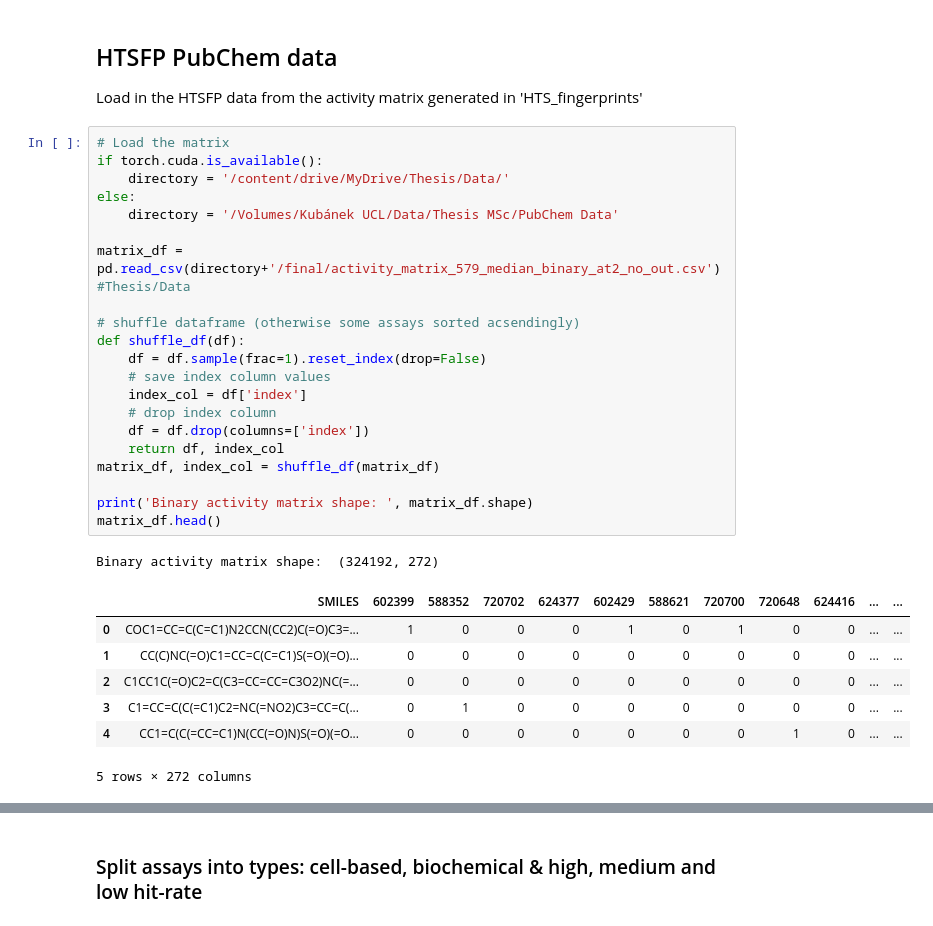
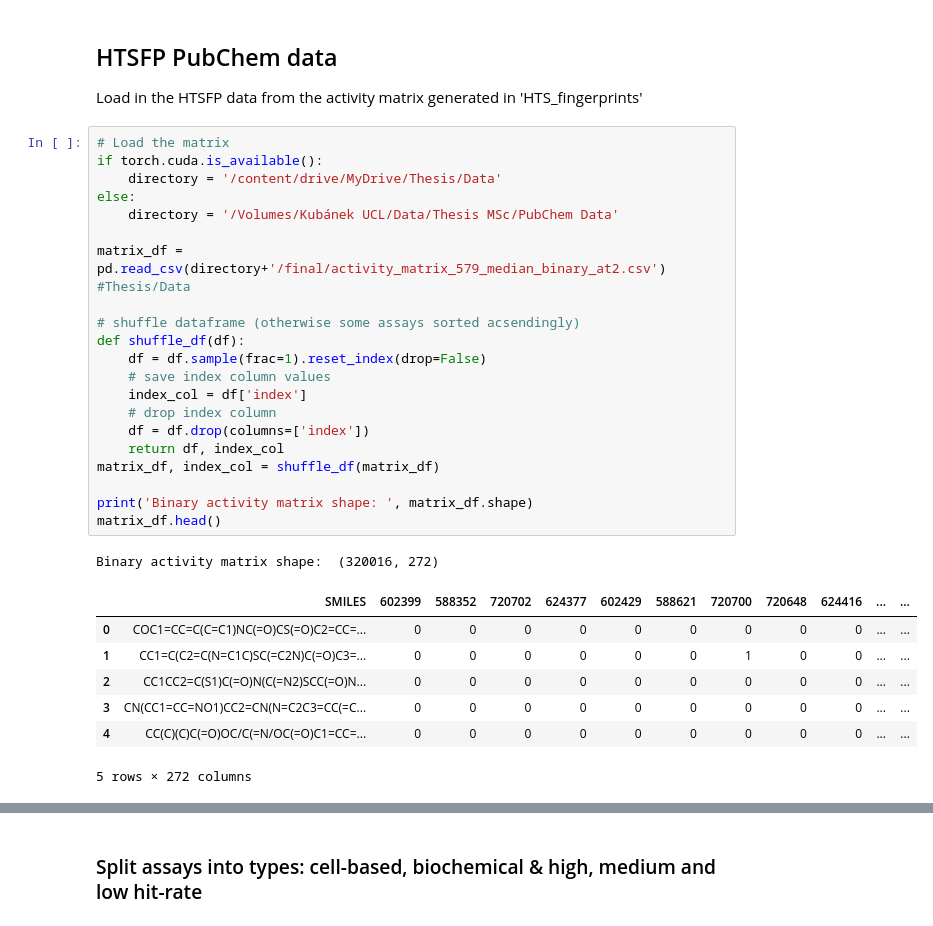
Before and after one commit to davidkubanek/Thesis, a Jupyter notebook: concerto.ipynb, the cells around one changed output, grey strips where cells are left out. Drawn from its saved outputs; the diff is of its cells as text.

```diff
--- a/concerto.ipynb
+++ b/concerto.ipynb
@@ -256,32 +278,32 @@ Load in the HTSFP data from the activity matrix generated in 'HTS_fingerprints'
 # %%
 # Load the matrix
 if torch.cuda.is_available():
-    directory = '/content/drive/MyDrive/Thesis/Data/'
+    directory = '/content/drive/MyDrive/Thesis/Data'
 else:
     directory = '/Volumes/Kubánek UCL/Data/Thesis MSc/PubChem Data'
 
-matrix_df = pd.read_csv(directory+'/final/activity_matrix_579_median_binary_at2_no_out.csv') #Thesis/Data
+matrix_df = pd.read_csv(directory+'/final/activity_matrix_579_median_binary_at2.csv') #Thesis/Data
 
 # shuffle dataframe (otherwise some assays sorted acsendingly)
 def shuffle_df(df):
     df = df.sample(frac=1).reset_index(drop=False)
     # save index column values
     index_col = df['index']
     # drop index column
     df = df.drop(columns=['index'])
     return df, index_col
 matrix_df, index_col = shuffle_df(matrix_df)
 
 print('Binary activity matrix shape: ', matrix_df.shape)
 matrix_df.head()
 # %% [output]
-Binary activity matrix shape:  (324192, 272)
+Binary activity matrix shape:  (320016, 272)
 |  | SMILES | 602399 | 588352 | 720702 | 624377 | 602429 | 588621 | 720700 | 720648 | 624416 | ... | ... |
-| 0 | COC1=CC=C(C=C1)N2CCN(CC2)C(=O)C3=... | 1 | 0 | 0 | 0 | 1 | 0 | 1 | 0 | 0 | ... | ... |
-| 1 | CC(C)NC(=O)C1=CC=C(C=C1)S(=O)(=O)... | 0 | 0 | 0 | 0 | 0 | 0 | 0 | 0 | 0 | ... | ... |
-| 2 | C1CC1C(=O)C2=C(C3=CC=CC=C3O2)NC(=... | 0 | 0 | 0 | 0 | 0 | 0 | 0 | 0 | 0 | ... | ... |
-| 3 | C1=CC=C(C(=C1)C2=NC(=NO2)C3=CC=C(... | 0 | 1 | 0 | 0 | 0 | 0 | 0 | 0 | 0 | ... | ... |
-| 4 | CC1=C(C(=CC=C1)N(CC(=O)N)S(=O)(=O... | 0 | 0 | 0 | 0 | 0 | 0 | 0 | 1 | 0 | ... | ... |
+| 0 | COC1=CC=C(C=C1)NC(=O)CS(=O)C2=CC=... | 0 | 0 | 0 | 0 | 0 | 0 | 0 | 0 | 0 | ... | ... |
+| 1 | CC1=C(C2=C(N=C1C)SC(=C2N)C(=O)C3=... | 0 | 0 | 0 | 0 | 0 | 0 | 1 | 0 | 0 | ... | ... |
+| 2 | CC1CC2=C(S1)C(=O)N(C(=N2)SCC(=O)N... | 0 | 0 | 0 | 0 | 0 | 0 | 0 | 0 | 0 | ... | ... |
+| 3 | CN(CC1=CC=NO1)CC2=CN(N=C2C3=CC(=C... | 0 | 0 | 0 | 0 | 0 | 0 | 0 | 0 | 0 | ... | ... |
+| 4 | CC(C)(C)C(=O)OC/C(=N/OC(=O)C1=CC=... | 0 | 0 | 0 | 0 | 0 | 0 | 0 | 0 | 0 | ... | ... |
 5 rows × 272 columns
 # %%
 # sum matrix_df across rows, excluding the first column 'SMILES'
```
Also changed, not shown: parts of 10 cells of this notebook.
